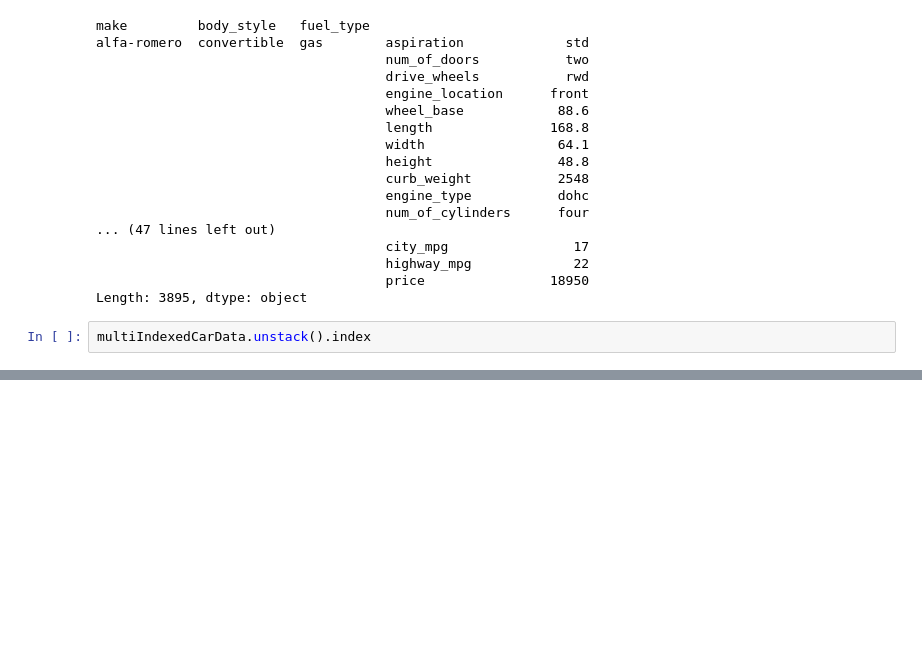
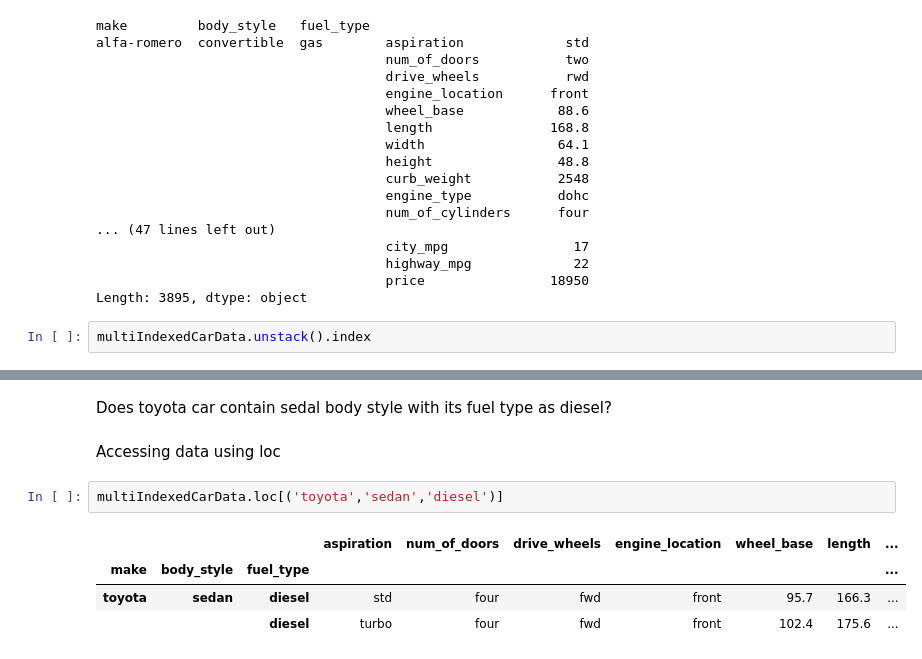
Before and after one commit to Padhma/Data-Science-Notebooks, a Jupyter notebook: Data Analysis/Pandas/Pandas Advanced Indexing .ipynb, the cells around one changed output, grey strips where cells are left out. Saved outputs shown, nothing was run; the diff lists cells and outputs as text; blank space fills up the shorter version.

Commit message:
Feat: Added Accessing Data using .loc and .xs

```diff
--- a/Data Analysis/Pandas/Pandas Advanced Indexing .ipynb
+++ b/Data Analysis/Pandas/Pandas Advanced Indexing .ipynb
@@ -253,0 +264,11 @@ multiIndexedCarData.unstack().index
+# %% [markdown]
+Does toyota car contain sedal body style with its fuel type as diesel?
+# %% [markdown]
+Accessing data using loc
+# %%
+multiIndexedCarData.loc[('toyota','sedan','diesel')]
+# %% [output]
+|  |  |  | aspiration | num_of_doors | drive_wheels | engine_location | wheel_base | length | ... |
+| make | body_style | fuel_type |  |  |  |  |  |  | ... |
+| toyota | sedan | diesel | std | four | fwd | front | 95.7 | 166.3 | ... |
+|  |  | diesel | turbo | four | fwd | front | 102.4 | 175.6 | ... |
```
Also changed, not shown: parts of 5 cells of this notebook.
